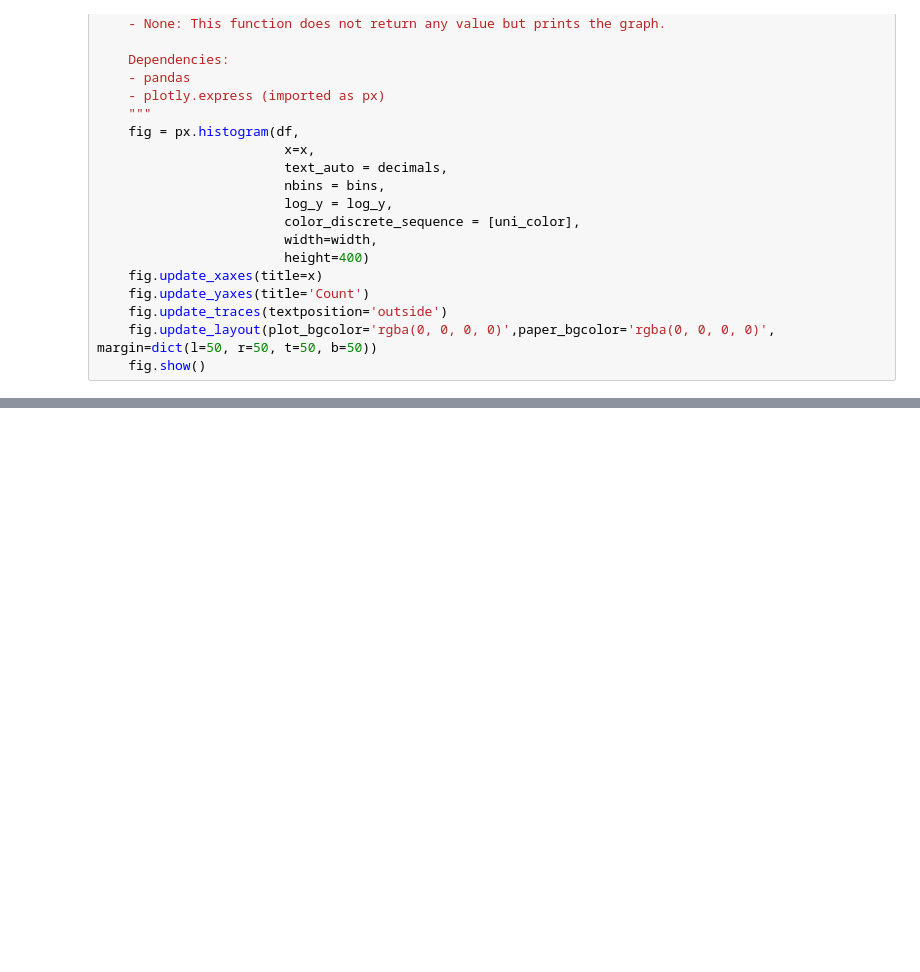
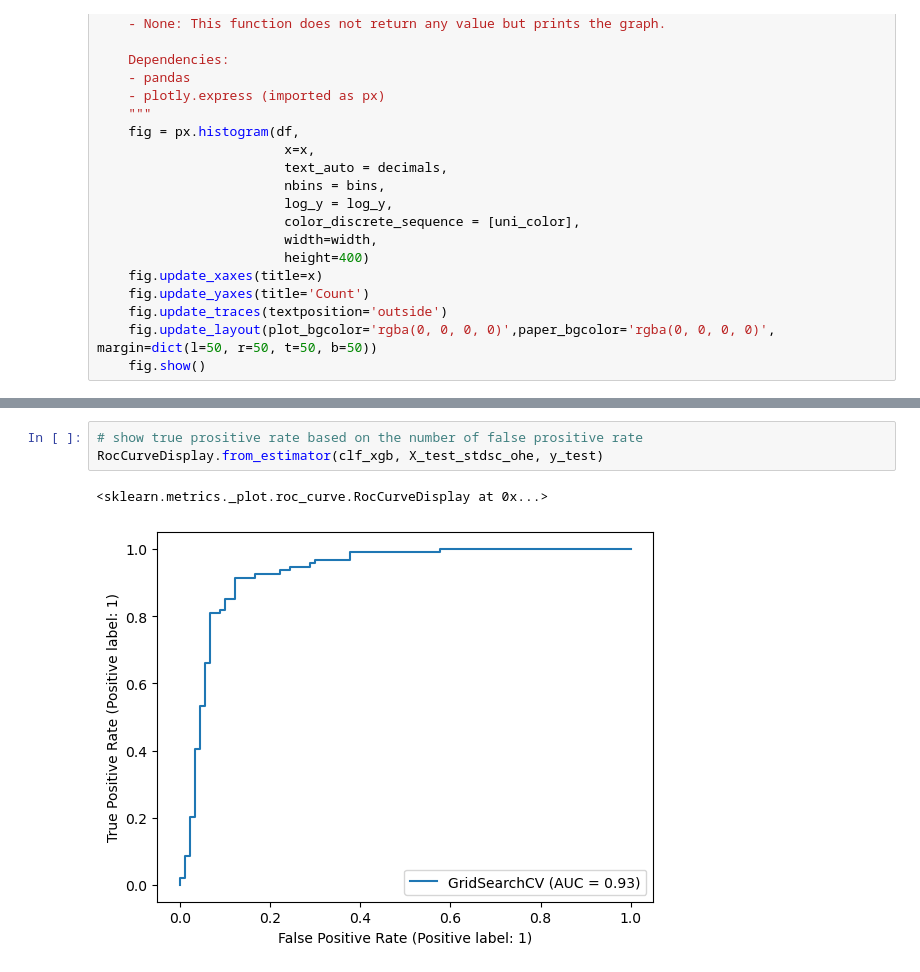
Before and after one commit to kristofszucs/heart_failure_prediction, a Jupyter notebook: script.ipynb, the cells around one changed output, grey strips where cells are left out. Cells and saved outputs as stored; diff of their text form; blank space fills up the shorter version.

```diff
--- a/script.ipynb
+++ b/script.ipynb
@@ -372,0 +394,6 @@ weighted avg       0.88      0.88      0.87       184
+# %%
+# show true prositive rate based on the number of false prositive rate
+RocCurveDisplay.from_estimator(clf_xgb, X_test_stdsc_ohe, y_test)
+# %% [output]
+<sklearn.metrics._plot.roc_curve.RocCurveDisplay at 0x...>
+[figure, added]
```
Also changed, not shown: parts of 58 cells of this notebook.
